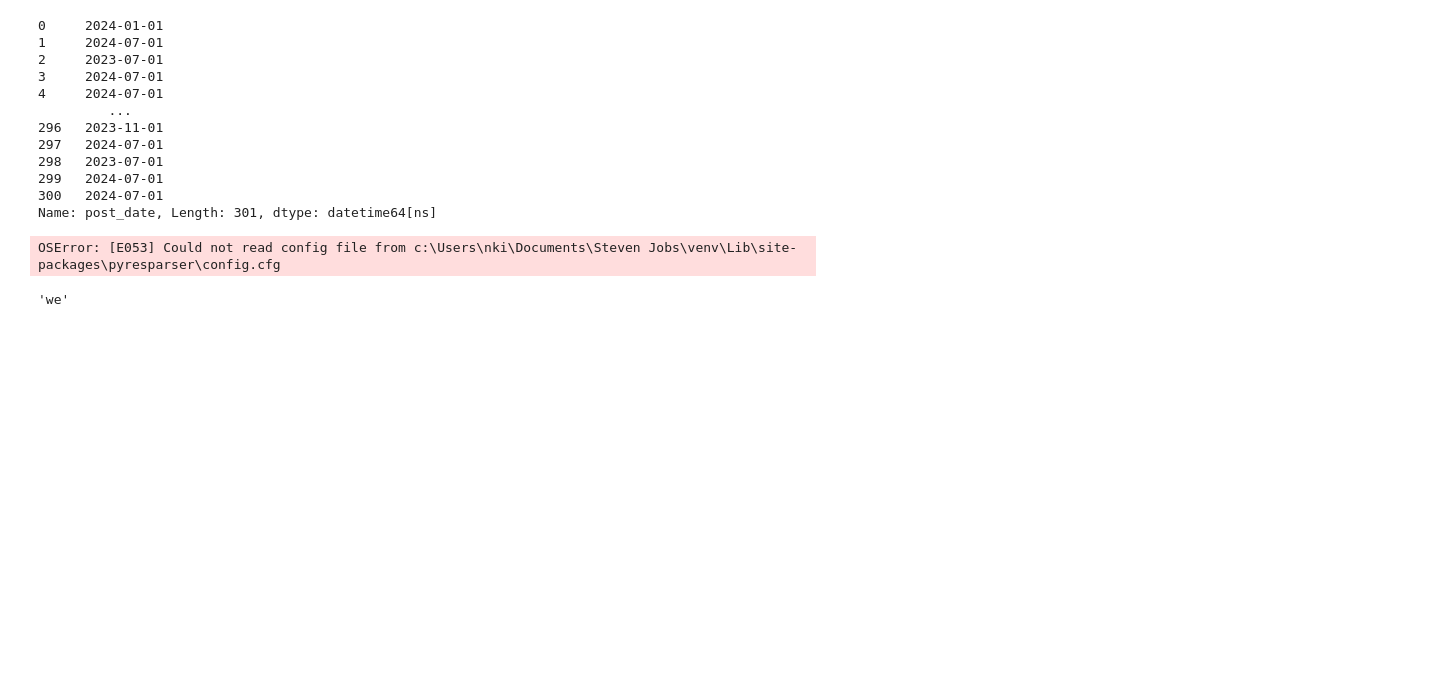
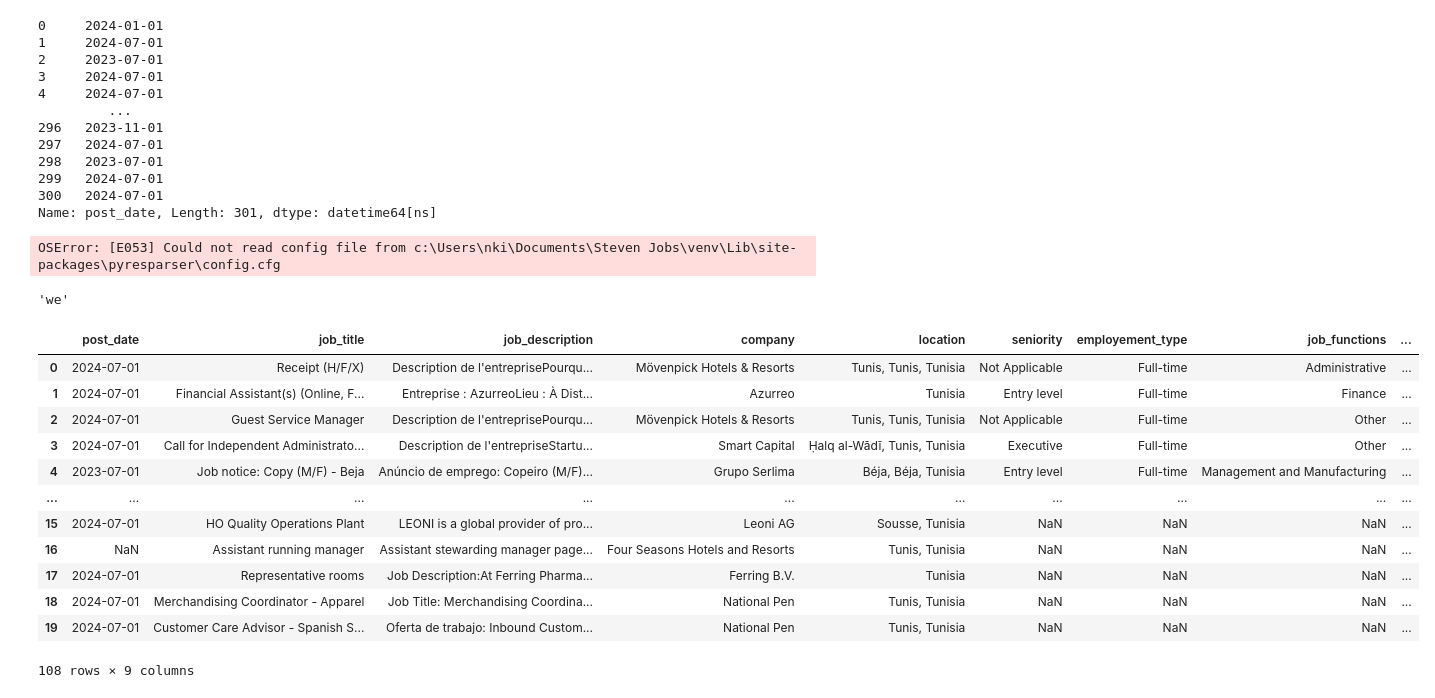
Before and after one commit to MohamedAziz-Khezami/Steven-Jobs, a Jupyter notebook: notebook/data_clean.ipynb, the cells around one changed output. Saved outputs shown, nothing was run; the diff lists cells and outputs as text; code cells hidden in the pictures; blank space fills up the shorter version.

```diff
--- a/notebook/data_clean.ipynb
+++ b/notebook/data_clean.ipynb
@@ -669,3 +670,27 @@ Translator = pipeline("translation", model="Helsinki-NLP/opus-mt-mul-en", max_le
 Translator('we')[0]['translation_text']
 # %% [output]
 'we'
+# %%
+import pandas as pd
+
+
+ln = pd.read_csv(r'C:\Users\nki\Documents\Steven Jobs\lntest27072024.csv')
+bayt = pd.read_csv(r'C:\Users\nki\Documents\Steven Jobs\bayttest27072024.csv')
+# %%
+jobs = pd.concat([ln, bayt], axis=0)
+# %%
+jobs
+# %% [output]
+|  | post_date | job_title | job_description | company | location | seniority | employement_type | job_functions | ... |
+| 0 | 2024-07-01 | Receipt (H/F/X) | Description de l'entreprisePourqu... | Mövenpick Hotels & Resorts | Tunis, Tunis, Tunisia | Not Applicable | Full-time | Administrative | ... |
+| 1 | 2024-07-01 | Financial Assistant(s) (Online, F... | Entreprise : AzurreoLieu : À Dist... | Azurreo | Tunisia | Entry level | Full-time | Finance | ... |
+| 2 | 2024-07-01 | Guest Service Manager | Description de l'entreprisePourqu... | Mövenpick Hotels & Resorts | Tunis, Tunis, Tunisia | Not Applicable | Full-time | Other | ... |
+| 3 | 2024-07-01 | Call for Independent Administrato... | Description de l'entrepriseStartu... | Smart Capital | Ḥalq al-Wādī, Tunis, Tunisia | Executive | Full-time | Other | ... |
+| 4 | 2023-07-01 | Job notice: Copy (M/F) - Beja | Anúncio de emprego: Copeiro (M/F)... | Grupo Serlima | Béja, Béja, Tunisia | Entry level | Full-time | Management and Manufacturing | ... |
+| ... | ... | ... | ... | ... | ... | ... | ... | ... | ... |
+| 15 | 2024-07-01 | HO Quality Operations Plant | LEONI is a global provider of pro... | Leoni AG | Sousse, Tunisia | NaN | NaN | NaN | ... |
+| 16 | NaN | Assistant running manager | Assistant stewarding manager page... | Four Seasons Hotels and Resorts | Tunis, Tunisia | NaN | NaN | NaN | ... |
+| 17 | 2024-07-01 | Representative rooms | Job Description:At Ferring Pharma... | Ferring B.V. | Tunisia | NaN | NaN | NaN | ... |
+| 18 | 2024-07-01 | Merchandising Coordinator - Apparel | Job Title: Merchandising Coordina... | National Pen | Tunis, Tunisia | NaN | NaN | NaN | ... |
+| 19 | 2024-07-01 | Customer Care Advisor - Spanish S... | Oferta de trabajo: Inbound Custom... | National Pen | Tunis, Tunisia | NaN | NaN | NaN | ... |
+108 rows × 9 columns
```
Also changed, not shown: parts of 1 cell of this notebook, 14 other files.
